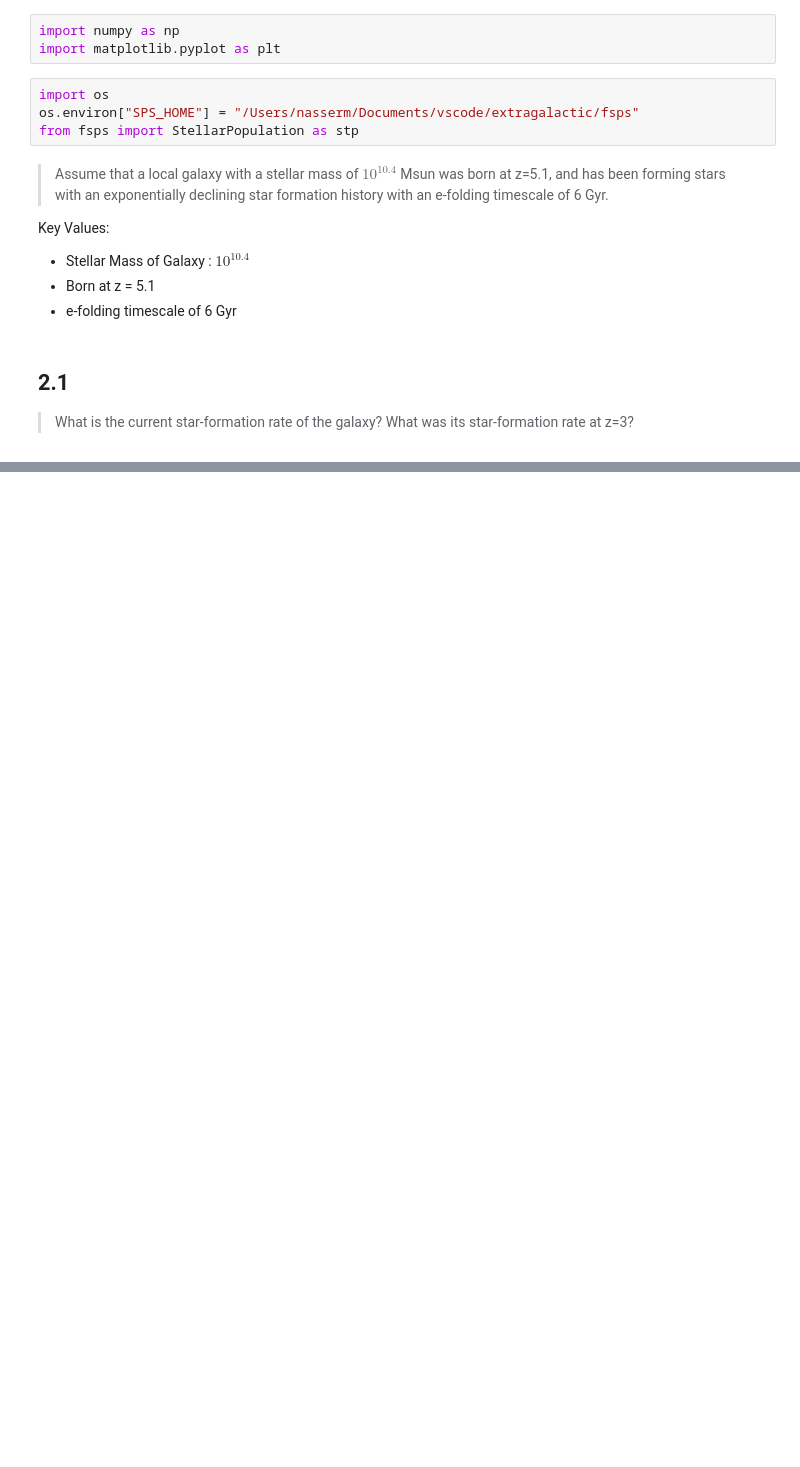
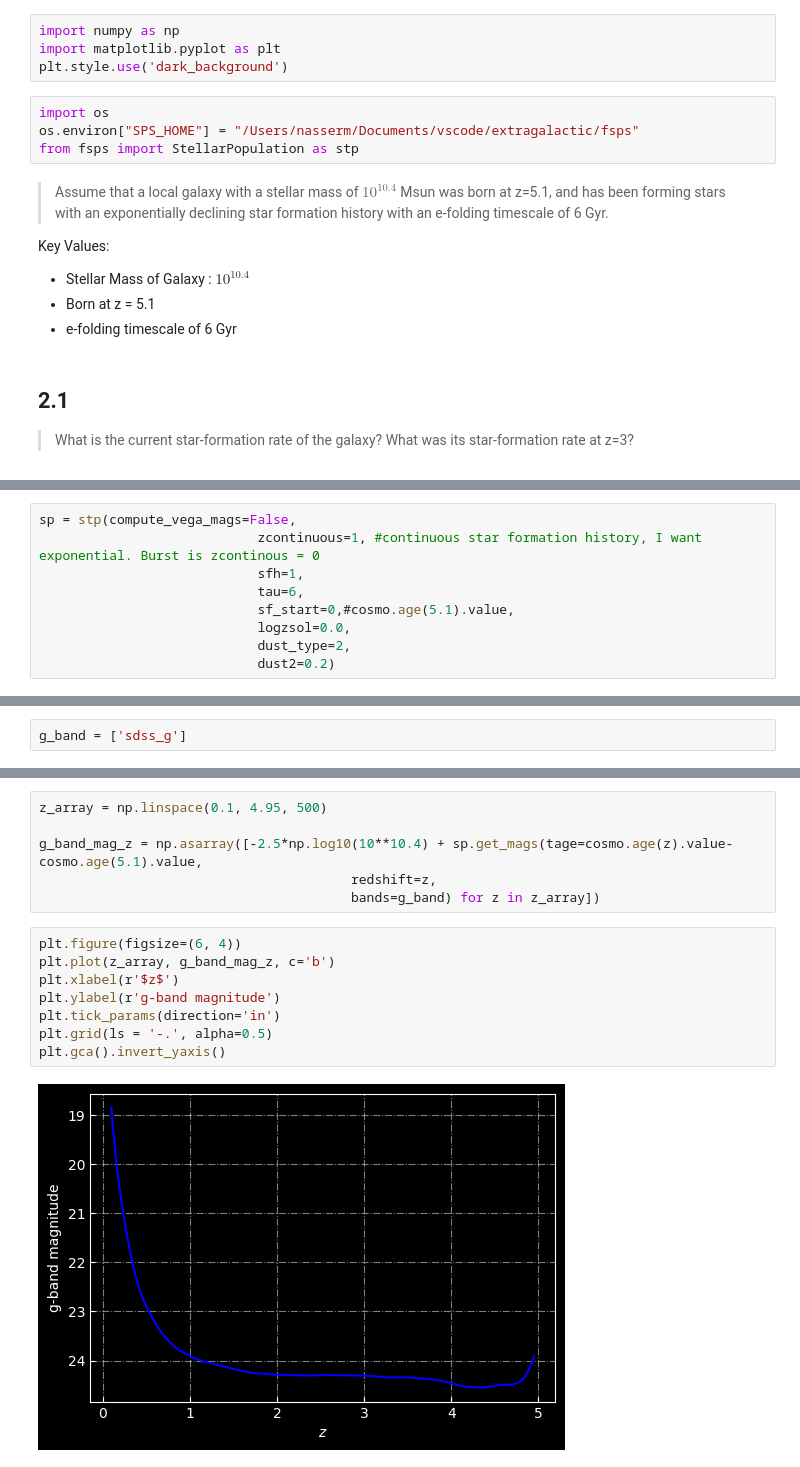
Before and after one commit to nassmohammed/EG_assignment1, a Jupyter notebook: assignment1_question2.ipynb, the cells around one changed output, grey strips where cells are left out. Saved outputs shown, nothing was run; the diff lists cells and outputs as text; blank space fills up the shorter version.

```diff
--- a/assignment1_question2.ipynb
+++ b/assignment1_question2.ipynb
@@ -8,6 +8,7 @@ Feburary 3rd, 2025
 # %%
 import numpy as np
 import matplotlib.pyplot as plt
+plt.style.use('dark_background')
 # %%
 import os
 os.environ["SPS_HOME"] = "/Users/nasserm/Documents/vscode/extragalactic/fsps"
@@ -26,0 +34,9 @@ Key Values:
+# %%
+sp = stp(compute_vega_mags=False,
+                            zcontinuous=1, #continuous star formation history, I want exponential. Burst is zcontinous = 0
+                            sfh=1,
+                            tau=6,
+                            sf_start=0,#cosmo.age(5.1).value,
+                            logzsol=0.0,
+                            dust_type=2,
+                            dust2=0.2)
@@ -26,0 +47,2 @@ Key Values:
+# %%
+g_band = ['sdss_g']
@@ -26,0 +65,16 @@ Key Values:
+# %%
+z_array = np.linspace(0.1, 4.95, 500)
+
+g_band_mag_z = np.asarray([-2.5*np.log10(10**10.4) + sp.get_mags(tage=cosmo.age(z).value-cosmo.age(5.1).value,
+                                        redshift=z,
+                                        bands=g_band) for z in z_array])
+# %%
+plt.figure(figsize=(6, 4))
+plt.plot(z_array, g_band_mag_z, c='b')
+plt.xlabel(r'$z$')
+plt.ylabel(r'g-band magnitude')
+plt.tick_params(direction='in')
+plt.grid(ls = '-.', alpha=0.5)
+plt.gca().invert_yaxis()
+# %% [output]
+[figure, added]
```
Also changed, not shown: parts of 8 cells of this notebook, 2 other files.
